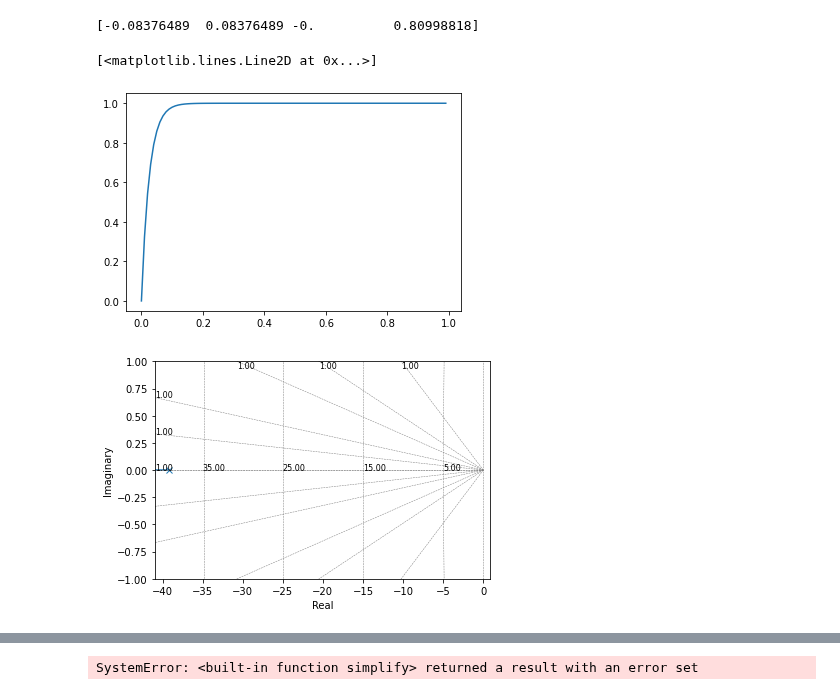
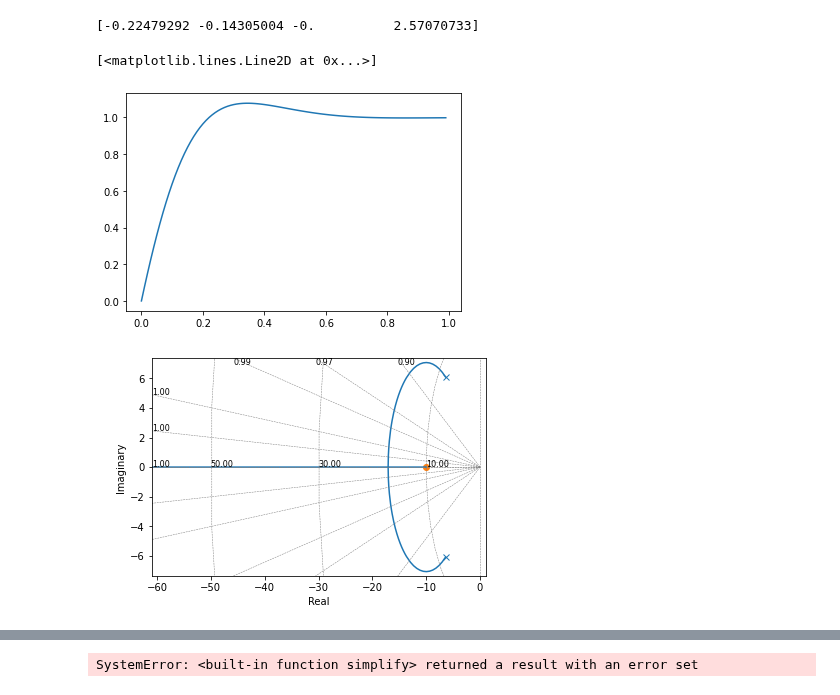
Before and after one commit to jjffkkgg/pytorch_practice, a Jupyter notebook: python/reference_nb/quadrotor_sim.ipynb, the cells around one changed output, grey strips where cells are left out. Drawn from its saved outputs; the diff is of its cells as text; code cells hidden in the pictures.

```diff
--- a/python/reference_nb/quadrotor_sim.ipynb
+++ b/python/reference_nb/quadrotor_sim.ipynb
@@ -191,7 +191,8 @@ def derive_equations():
     # vel_err_b_z = acc_ref_b[2]
     F_ref_b = acc_ref_b * par.m
     F_err_b = F_ref_b - F_b
-    vel_err_b_z = F_err_b[2] * par.m
+    F_ref_T = F_ref_b - g_b
+    vel_err_b_z = F_ref_T[2] * par.m
 
 
     F_err_b[2] = 0
@@ -263,44 +264,44 @@ H_com = 1
 H_rollr = H_com
 H_pitchr = H_com
 H_yawr = H_com
-H_thrustr = 5
+H_thrustr = (s+10)/(s+5)
 
 H = [H_rollr, H_pitchr, H_yawr, H_thrustr]
 
 for i in range(len(TF)):
         TF[i] *= H[i]
         TF_f[i] = TF[i].feedback()
 
 rollr_sys = control.tf2ss(control.c2d(TF_f[0], dt))
 pitchr_sys = control.tf2ss(control.c2d(TF_f[1], dt))
 yawr_sys = control.tf2ss(control.c2d(TF_f[2], dt))
 thrust_sys = control.tf2ss(control.c2d(TF_f[3], dt))
 
 rx_0 = np.zeros((rollr_sys.A.shape[0],1))
 px_0 = np.zeros((pitchr_sys.A.shape[0],1))
 yx_0 = np.zeros((yawr_sys.A.shape[0],1))
 tx_0 = np.zeros((thrust_sys.A.shape[0],1))
 
 rx = np.dot(rollr_sys.A, rx_0) + np.dot(rollr_sys.B, err_wb[0])
 px = np.dot(pitchr_sys.A, px_0) + np.dot(pitchr_sys.B, err_wb[1])
 yx = np.dot(yawr_sys.A, yx_0) + np.dot(yawr_sys.B, err_wb[2])
 tx = np.dot(thrust_sys.A, tx_0) + np.dot(thrust_sys.B, err_vbz)
 
 ui[0] = np.dot(rollr_sys.C, rx) + np.dot(rollr_sys.D, err_wb[0])
 ui[1] = np.dot(pitchr_sys.C, px) + np.dot(pitchr_sys.D, err_wb[1])
 ui[2] = np.dot(yawr_sys.C, yx) + np.dot(yawr_sys.D, err_wb[2])
 ui[3] = np.dot(thrust_sys.C, tx) + np.dot(thrust_sys.D, err_vbz)
 print(ui)
 t,y = control.step_response(TF[3],np.arange(0,1,0.01))
 plt.plot(t,y)
 # %% [output]
-[-0.08376489  0.08376489 -0.          0.80998818]
+[-0.22479292 -0.14305004 -0.          2.57070733]
 [<matplotlib.lines.Line2D at 0x...>]
-[figure, old version]
+[figure, new version]
 # %%
 control.rlocus(TF[3]);
 # %% [output]
-[figure, old version]
+[figure, new version]
 # %%
 def simulate(eqs: dict, dt: float, u0: np.array, p: list) -> dict:
     lin_state_func = linearize(eqs)
```
Also changed, not shown: parts of 5 cells of this notebook, 22 other files.
